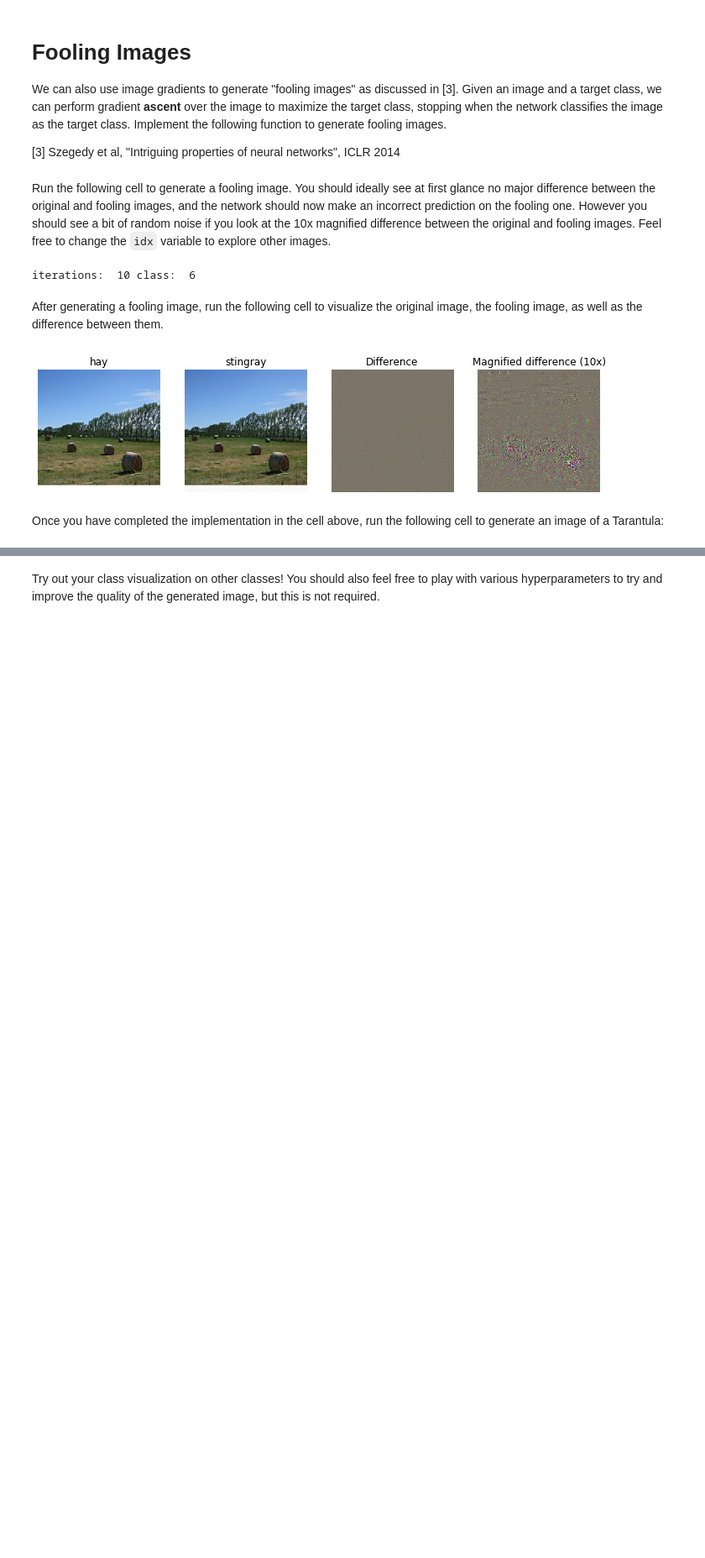
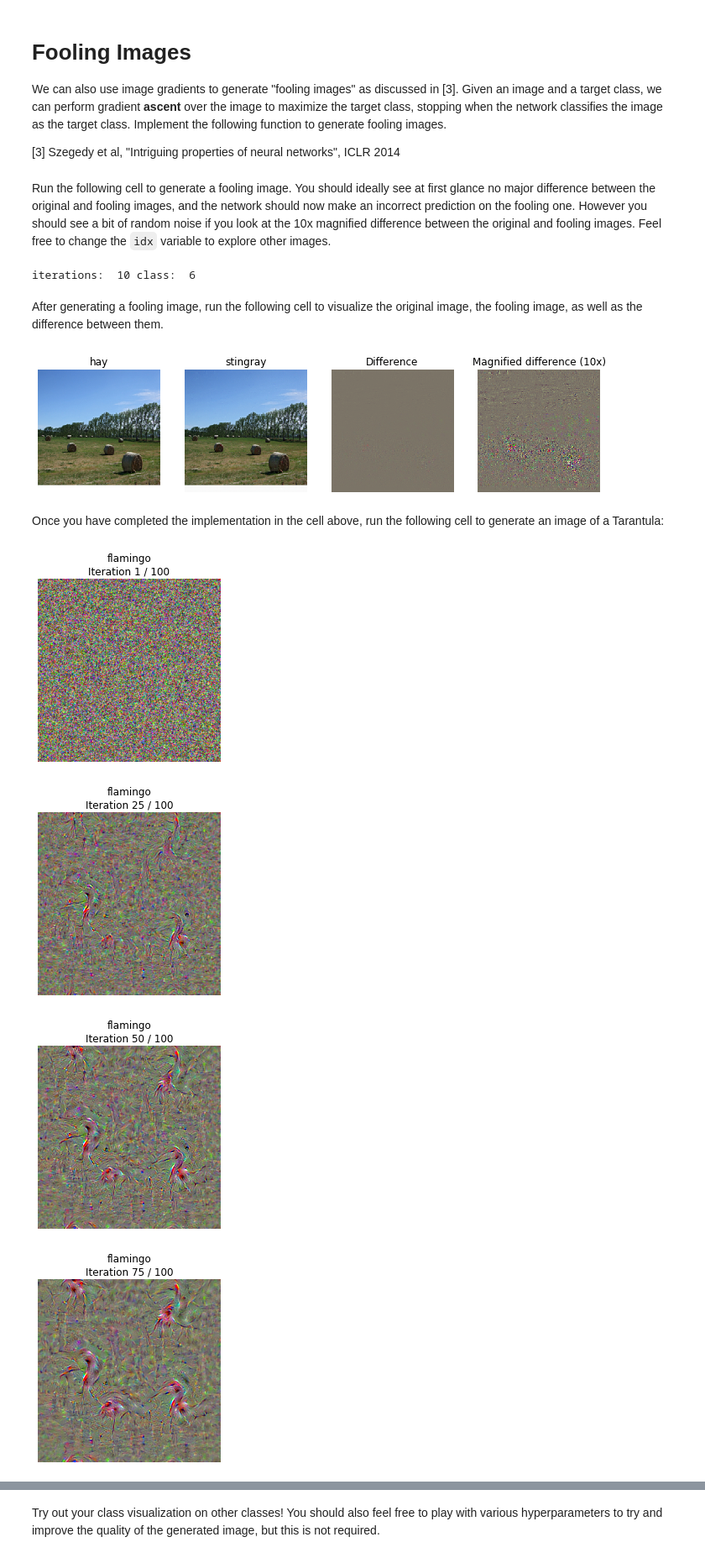
Before and after one commit to dimitrisPs/cs231n_pytorch, a Jupyter notebook: assignment3/NetworkVisualization-PyTorch.ipynb, the cells around one changed output, grey strips where cells are left out. Shown at 84% size. Saved outputs shown, nothing was run; the diff lists cells and outputs as text; code cells hidden in the pictures; blank space fills up the shorter version.

Commit message:
Complete Q3-Implement class visualization.

```diff
--- a/assignment3/NetworkVisualization-PyTorch.ipynb
+++ b/assignment3/NetworkVisualization-PyTorch.ipynb
@@ -426,7 +426,21 @@ def create_class_visualization(target_y, model, dtype, **kwargs):
         ########################################################################
         # *****START OF YOUR CODE (DO NOT DELETE/MODIFY THIS LINE)*****
 
-        pass
+        scores = model(img)
+
+        #embed the regularization in the loss
+        loss = scores[:, target_y] - (0.5 * l2_reg * torch.norm(img)**2)
+        #compute gradient
+        loss.backward()
+
+        #update the image using gradient discent
+        dX = img.grad.data
+        img.data += learning_rate * (dX/torch.norm(dX))
+
+        #clear gradient from img_data.
+        img.grad.data.zero_()
+
+
 
         # *****END OF YOUR CODE (DO NOT DELETE/MODIFY THIS LINE)*****
         ########################################################################
@@ -459,12 +473,18 @@ Once you have completed the implementation in the cell above, run the following
 # %%
 dtype = torch.FloatTensor
 # dtype = torch.cuda.FloatTensor # Uncomment this to use GPU
 model.type(dtype)
 
-target_y = 76 # Tarantula
+# target_y = 76 # Tarantula
+target_y = 130 #flamingo
 # target_y = 78 # Tick
 # target_y = 187 # Yorkshire Terrier
 # target_y = 683 # Oboe
 # target_y = 366 # Gorilla
 # target_y = 604 # Hourglass
 out = create_class_visualization(target_y, model, dtype)
+# %% [output]
+[figure, added]
+[figure, added]
+[figure, added]
+[figure, added]
```
Also changed, not shown: parts of 6 cells of this notebook.
